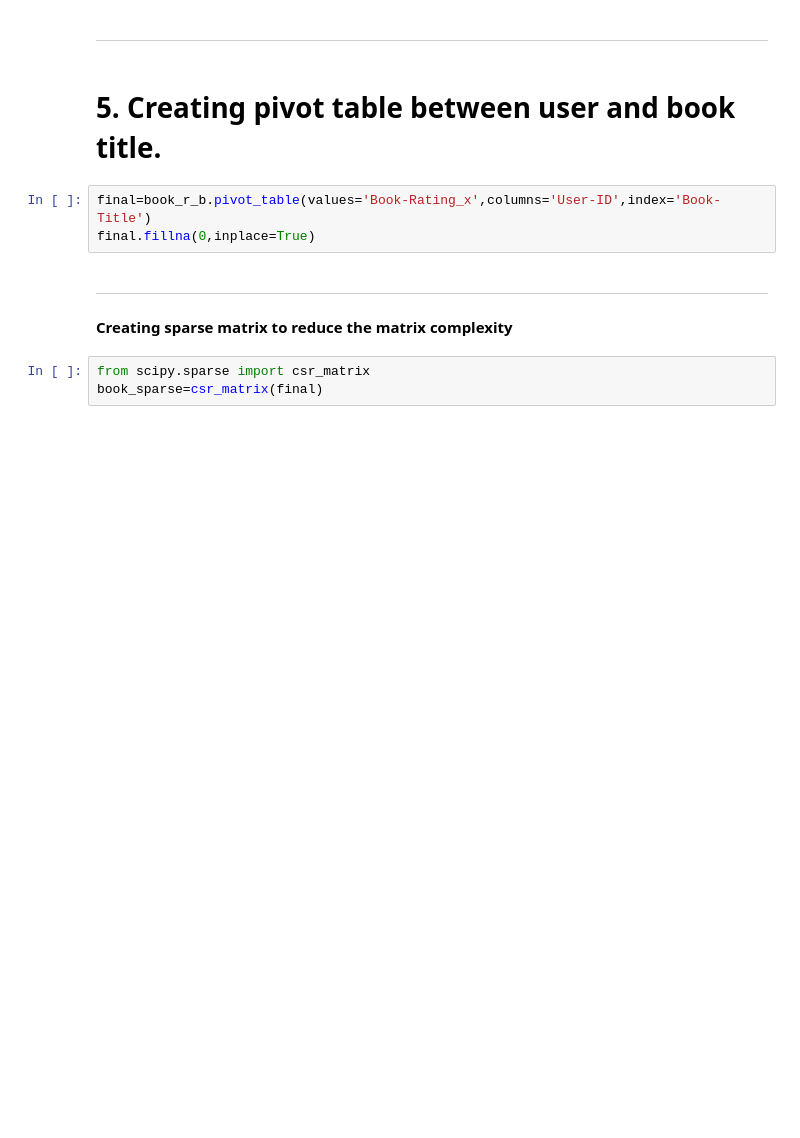
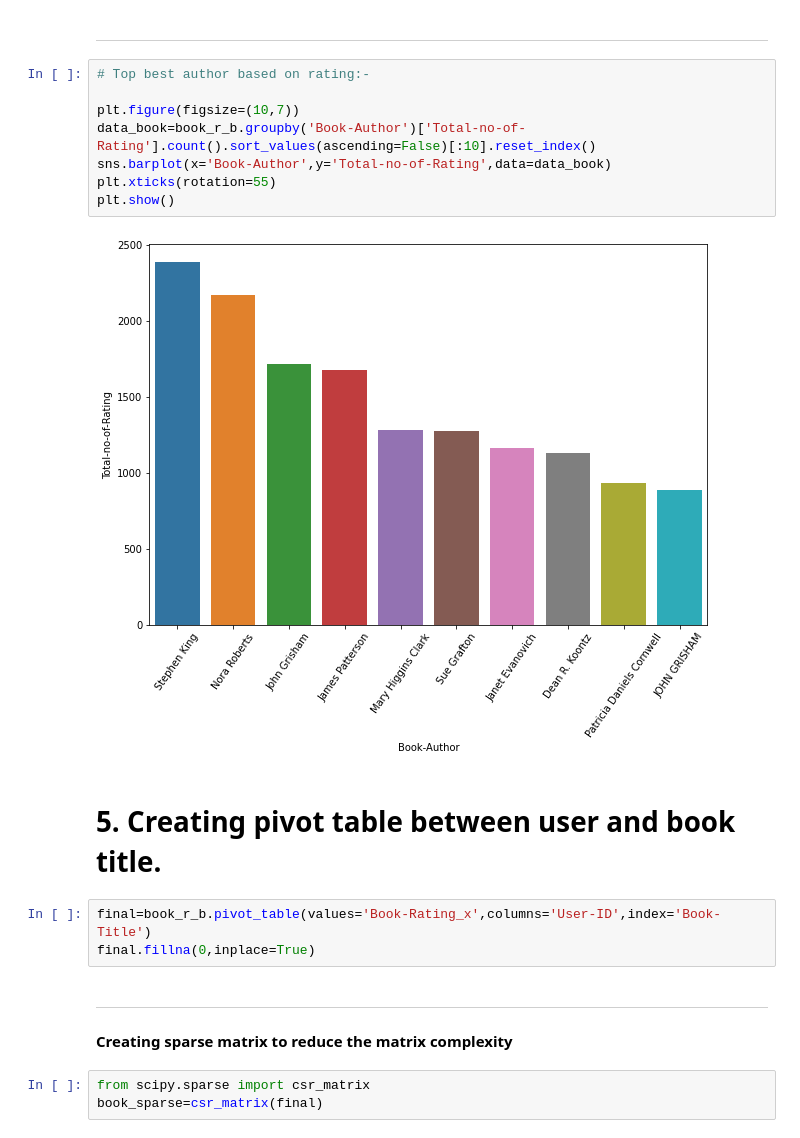
Before and after one commit to jhaRahul2102/Book-recommendation-using-collaborative-approach, a Jupyter notebook: Book_Recommendation_System.ipynb, the cells around one changed output. Drawn from its saved outputs; the diff is of its cells as text; blank space fills up the shorter version.

```diff
--- a/Book_Recommendation_System.ipynb
+++ b/Book_Recommendation_System.ipynb
@@ -252,5 +240,15 @@ book_r_b.head(4)
 # %% [markdown]
 --------------------------------------------------------------------------------------------
+# %%
+# Top best author based on rating:-
+
+plt.figure(figsize=(10,7))
+data_book=book_r_b.groupby('Book-Author')['Total-no-of-Rating'].count().sort_values(ascending=False)[:10].reset_index()
+sns.barplot(x='Book-Author',y='Total-no-of-Rating',data=data_book)
+plt.xticks(rotation=55)
+plt.show()
+# %% [output]
+[figure, added]
 # %% [markdown]
 # 5. Creating pivot table between user and book title.
 # %%
```
Also changed, not shown: parts of 11 cells of this notebook.
